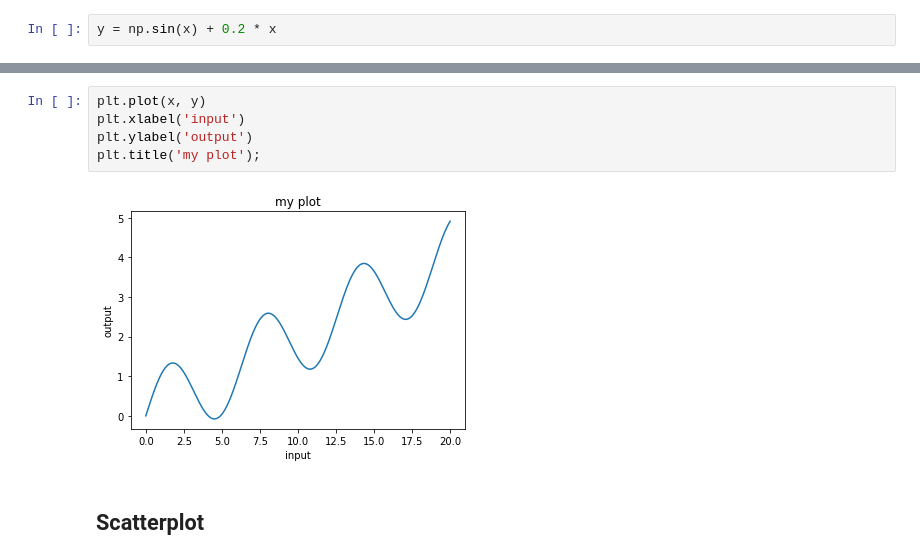
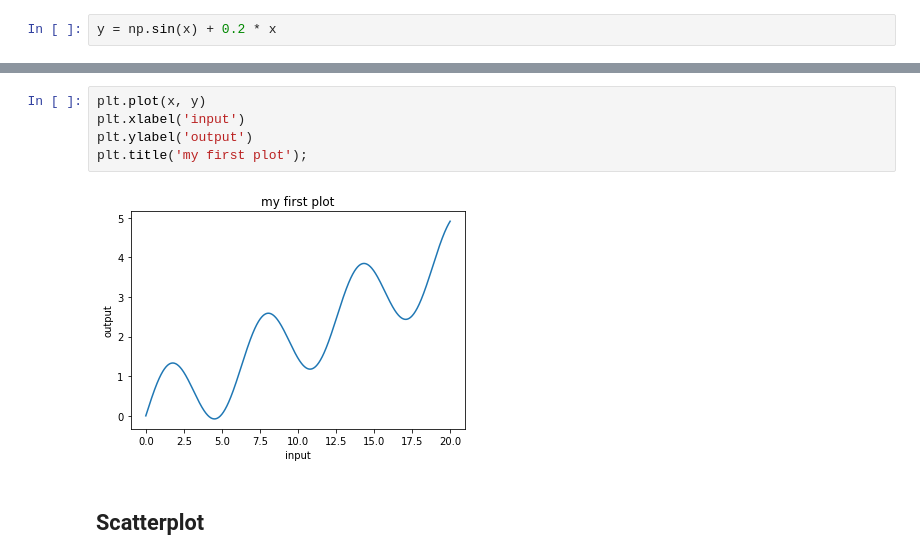
Before and after one commit to gauravpks/ml-repo, a Jupyter notebook: Part 0 - Welcome to Machine Learning A-Z/Matplotlib_Tutorial.ipynb, the cells around one changed output, grey strips where cells are left out. Saved outputs shown, nothing was run; the diff lists cells and outputs as text.

```diff
--- a/Part 0 - Welcome to Machine Learning A-Z/Matplotlib_Tutorial.ipynb
+++ b/Part 0 - Welcome to Machine Learning A-Z/Matplotlib_Tutorial.ipynb
@@ -27,10 +21,10 @@ plt.show()
 # %%
 plt.plot(x, y)
 plt.xlabel('input')
 plt.ylabel('output')
-plt.title('my plot');
+plt.title('my first plot');
 # %% [output]
-[figure, old version]
+[figure, new version]
 # %% [markdown]
 ## Scatterplot
 # %%
```
Also changed, not shown: parts of 33 cells of this notebook.
